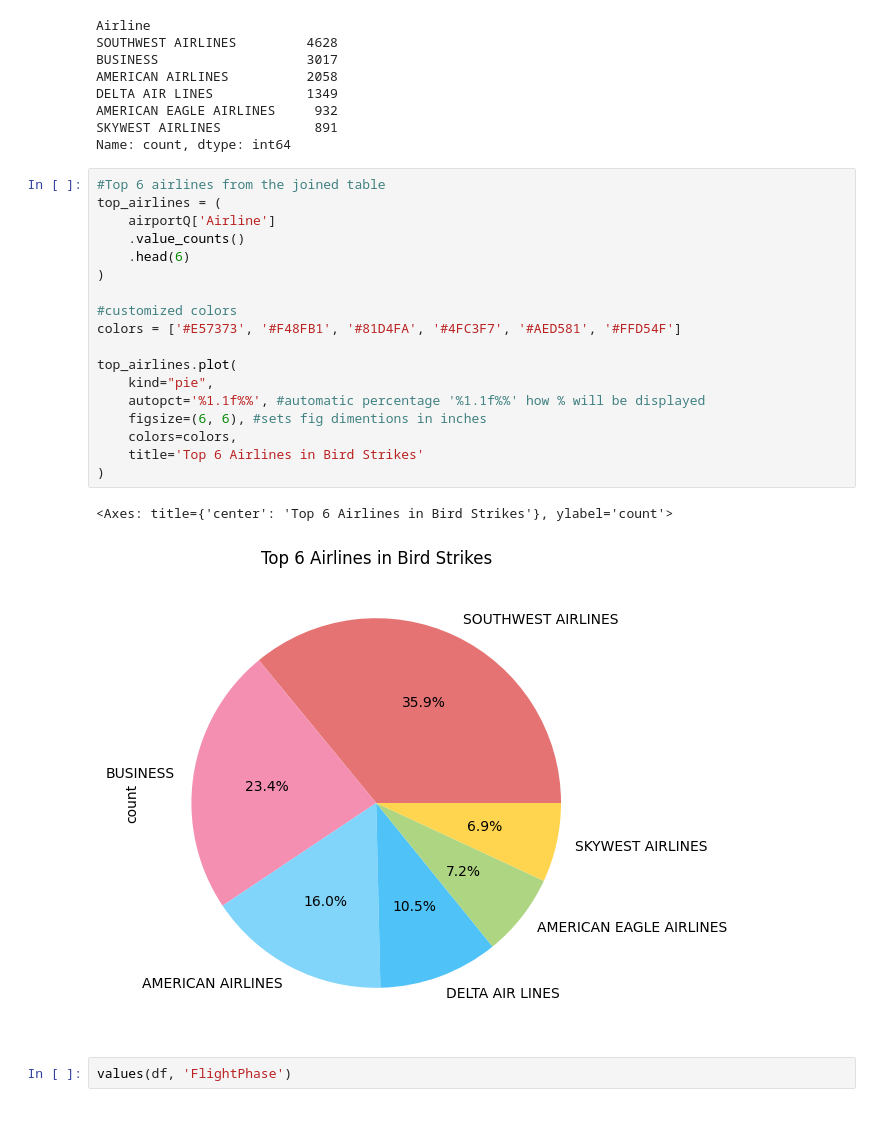
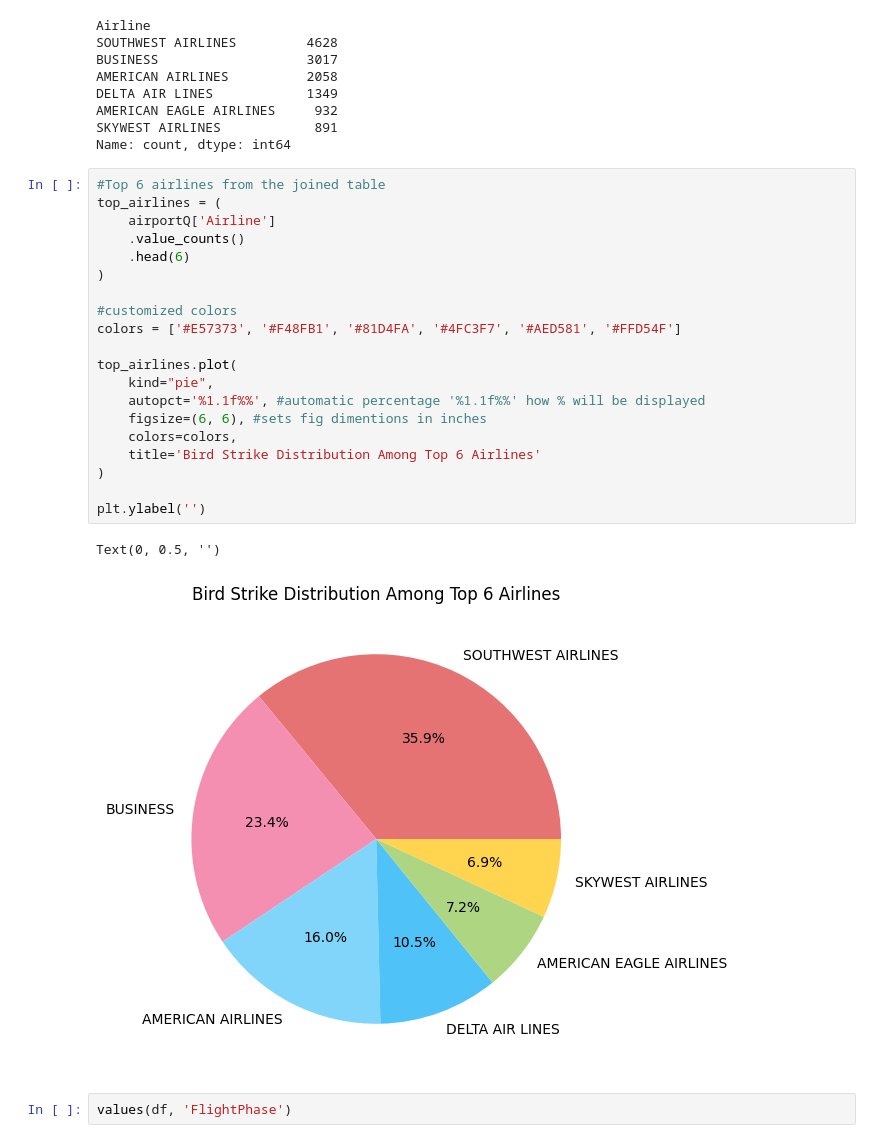
Before and after one commit to Kiyojute/Bird_Strikes, a Jupyter notebook: Aviation_Bird_Strikes.ipynb, the cells around one changed output. Saved outputs shown, nothing was run; the diff lists cells and outputs as text.

```diff
--- a/Aviation_Bird_Strikes.ipynb
+++ b/Aviation_Bird_Strikes.ipynb
@@ -431,24 +431,26 @@ Name: count, dtype: int64
 # %%
 #Top 6 airlines from the joined table
 top_airlines = (
     airportQ['Airline']
     .value_counts()
     .head(6)
 )
 
 #customized colors
 colors = ['#E57373', '#F48FB1', '#81D4FA', '#4FC3F7', '#AED581', '#FFD54F']
 
 top_airlines.plot(
     kind="pie",
     autopct='%1.1f%%', #automatic percentage '%1.1f%%' how % will be displayed
     figsize=(6, 6), #sets fig dimentions in inches
     colors=colors,
-    title='Top 6 Airlines in Bird Strikes'
+    title='Bird Strike Distribution Among Top 6 Airlines'
 )
+
+plt.ylabel('')
 # %% [output]
-<Axes: title={'center': 'Top 6 Airlines in Bird Strikes'}, ylabel='count'>
+Text(0, 0.5, '')
-[figure, old version]
+[figure, new version]
 # %%
 values(df, 'FlightPhase')
 # %% [output]
```
Also changed, not shown: parts of 1 cell of this notebook, 2 other files.
